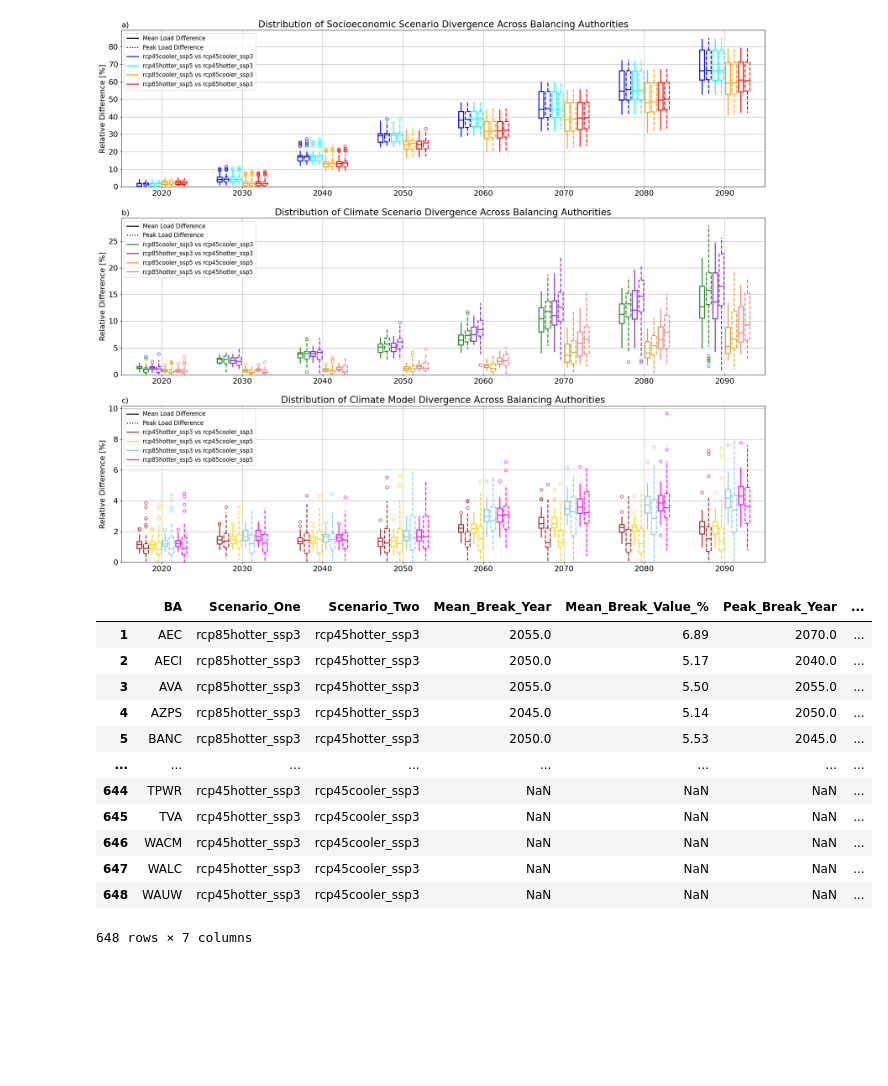
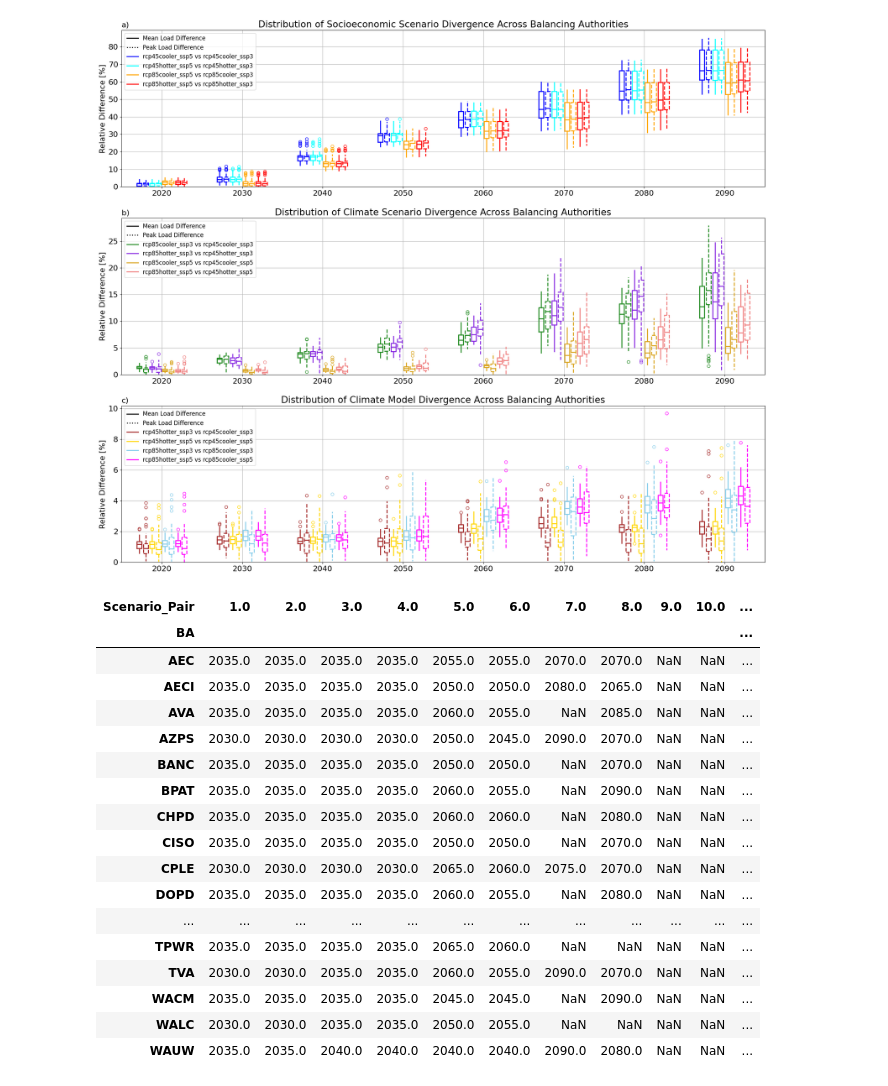
Before and after one commit to IMMM-SFA/burleyson-etal_2024_applied_energy, a Jupyter notebook: notebooks/ba_divergence_analysis.ipynb, the cells around one changed output. Cells and saved outputs as stored; diff of their text form; code cells hidden in the pictures; blank space fills up the shorter version.

```diff
--- a/notebooks/ba_divergence_analysis.ipynb
+++ b/notebooks/ba_divergence_analysis.ipynb
@@ -568,6 +568,22 @@ def process_ba_point_of_divergence(data_input_dir: str, threshold: int):
             output_df.loc[counter, 'Peak_Break_Year'] = peak_break_year
             output_df.loc[counter, 'Peak_Break_Value_%'] = peak_break_value
 
+            # Add labels to the paired scenarios:
+            if (scenario_one == 'rcp45cooler_ssp5') & (scenario_two == 'rcp45cooler_ssp3'): output_df.loc[counter, 'Scenario_Pair'] = 1
+            if (scenario_one == 'rcp45hotter_ssp5') & (scenario_two == 'rcp45hotter_ssp3'): output_df.loc[counter, 'Scenario_Pair'] = 2
+            if (scenario_one == 'rcp85cooler_ssp5') & (scenario_two == 'rcp85cooler_ssp3'): output_df.loc[counter, 'Scenario_Pair'] = 3
+            if (scenario_one == 'rcp85hotter_ssp5') & (scenario_two == 'rcp85hotter_ssp3'): output_df.loc[counter, 'Scenario_Pair'] = 4
+
+            if (scenario_one == 'rcp85cooler_ssp3') & (scenario_two == 'rcp45cooler_ssp3'): output_df.loc[counter, 'Scenario_Pair'] = 5
+            if (scenario_one == 'rcp85hotter_ssp3') & (scenario_two == 'rcp45hotter_ssp3'): output_df.loc[counter, 'Scenario_Pair'] = 6
+            if (scenario_one == 'rcp85cooler_ssp5') & (scenario_two == 'rcp45cooler_ssp5'): output_df.loc[counter, 'Scenario_Pair'] = 7
+            if (scenario_one == 'rcp85hotter_ssp5') & (scenario_two == 'rcp45hotter_ssp5'): output_df.loc[counter, 'Scenario_Pair'] = 8
+
+            if (scenario_one == 'rcp45hotter_ssp3') & (scenario_two == 'rcp45cooler_ssp3'): output_df.loc[counter, 'Scenario_Pair'] = 9
+            if (scenario_one == 'rcp45hotter_ssp5') & (scenario_two == 'rcp45cooler_ssp5'): output_df.loc[counter, 'Scenario_Pair'] = 10
+            if (scenario_one == 'rcp85hotter_ssp3') & (scenario_two == 'rcp85cooler_ssp3'): output_df.loc[counter, 'Scenario_Pair'] = 11
+            if (scenario_one == 'rcp85hotter_ssp5') & (scenario_two == 'rcp85cooler_ssp5'): output_df.loc[counter, 'Scenario_Pair'] = 12
+
             # Clean up:
             del subset_df, row, mean_break_year, mean_break_value, peak_break_year, peak_break_value
 
@@ -582,21 +598,31 @@ def process_ba_point_of_divergence(data_input_dir: str, threshold: int):
 
     return output_df
 # %%
+# Process the point of divergence:
 output_df = process_ba_point_of_divergence(data_input_dir = data_output_dir,
                                            threshold = 5)
 
-output_df
+# Reshape the dataframe and drop the indexes:
+divergence_df = output_df.pivot(index = 'BA', columns = 'Scenario_Pair', values = 'Mean_Break_Year')
+
+# Visualize the results:
+divergence_df
 # %% [output]
-|  | BA | Scenario_One | Scenario_Two | Mean_Break_Year | Mean_Break_Value_% | Peak_Break_Year | ... |
-| 1 | AEC | rcp85hotter_ssp3 | rcp45hotter_ssp3 | 2055.0 | 6.89 | 2070.0 | ... |
-| 2 | AECI | rcp85hotter_ssp3 | rcp45hotter_ssp3 | 2050.0 | 5.17 | 2040.0 | ... |
-| 3 | AVA | rcp85hotter_ssp3 | rcp45hotter_ssp3 | 2055.0 | 5.50 | 2055.0 | ... |
-| 4 | AZPS | rcp85hotter_ssp3 | rcp45hotter_ssp3 | 2045.0 | 5.14 | 2050.0 | ... |
-| 5 | BANC | rcp85hotter_ssp3 | rcp45hotter_ssp3 | 2050.0 | 5.53 | 2045.0 | ... |
-| ... | ... | ... | ... | ... | ... | ... | ... |
-| 644 | TPWR | rcp45hotter_ssp3 | rcp45cooler_ssp3 | NaN | NaN | NaN | ... |
-| 645 | TVA | rcp45hotter_ssp3 | rcp45cooler_ssp3 | NaN | NaN | NaN | ... |
-| 646 | WACM | rcp45hotter_ssp3 | rcp45cooler_ssp3 | NaN | NaN | NaN | ... |
-| 647 | WALC | rcp45hotter_ssp3 | rcp45cooler_ssp3 | NaN | NaN | NaN | ... |
-| 648 | WAUW | rcp45hotter_ssp3 | rcp45cooler_ssp3 | NaN | NaN | NaN | ... |
+| Scenario_Pair | 1.0 | 2.0 | 3.0 | 4.0 | 5.0 | 6.0 | 7.0 | 8.0 | 9.0 | 10.0 | ... |
+| BA |  |  |  |  |  |  |  |  |  |  | ... |
+| AEC | 2035.0 | 2035.0 | 2035.0 | 2035.0 | 2055.0 | 2055.0 | 2070.0 | 2070.0 | NaN | NaN | ... |
+| AECI | 2035.0 | 2035.0 | 2035.0 | 2035.0 | 2050.0 | 2050.0 | 2080.0 | 2065.0 | NaN | NaN | ... |
+| AVA | 2035.0 | 2035.0 | 2035.0 | 2035.0 | 2060.0 | 2055.0 | NaN | 2085.0 | NaN | NaN | ... |
+| AZPS | 2030.0 | 2030.0 | 2030.0 | 2030.0 | 2050.0 | 2045.0 | 2090.0 | 2070.0 | NaN | NaN | ... |
+| BANC | 2035.0 | 2035.0 | 2035.0 | 2035.0 | 2050.0 | 2050.0 | NaN | 2070.0 | NaN | NaN | ... |
+| BPAT | 2035.0 | 2035.0 | 2035.0 | 2035.0 | 2060.0 | 2055.0 | NaN | 2090.0 | NaN | NaN | ... |
+| CHPD | 2035.0 | 2035.0 | 2035.0 | 2035.0 | 2060.0 | 2060.0 | NaN | 2080.0 | NaN | NaN | ... |
+| CISO | 2035.0 | 2035.0 | 2035.0 | 2035.0 | 2050.0 | 2050.0 | NaN | 2070.0 | NaN | NaN | ... |
+| CPLE | 2030.0 | 2030.0 | 2030.0 | 2030.0 | 2065.0 | 2060.0 | 2075.0 | 2070.0 | NaN | NaN | ... |
+| DOPD | 2035.0 | 2035.0 | 2035.0 | 2035.0 | 2060.0 | 2055.0 | NaN | 2080.0 | NaN | NaN | ... |
+| ... | ... | ... | ... | ... | ... | ... | ... | ... | ... | ... | ... |
+| TPWR | 2035.0 | 2035.0 | 2035.0 | 2035.0 | 2065.0 | 2060.0 | NaN | NaN | NaN | NaN | ... |
+| TVA | 2030.0 | 2030.0 | 2035.0 | 2035.0 | 2060.0 | 2055.0 | 2090.0 | 2070.0 | NaN | NaN | ... |
+| WACM | 2035.0 | 2035.0 | 2035.0 | 2035.0 | 2045.0 | 2045.0 | NaN | 2090.0 | NaN | NaN | ... |
+| WALC | 2030.0 | 2030.0 | 2035.0 | 2035.0 | 2050.0 | 2055.0 | NaN | NaN | NaN | NaN | ... |
+| WAUW | 2035.0 | 2035.0 | 2040.0 | 2040.0 | 2040.0 | 2040.0 | 2090.0 | 2080.0 | NaN | NaN | ... |
-648 rows × 7 columns
```
Also changed, not shown: parts of 1 cell of this notebook.
